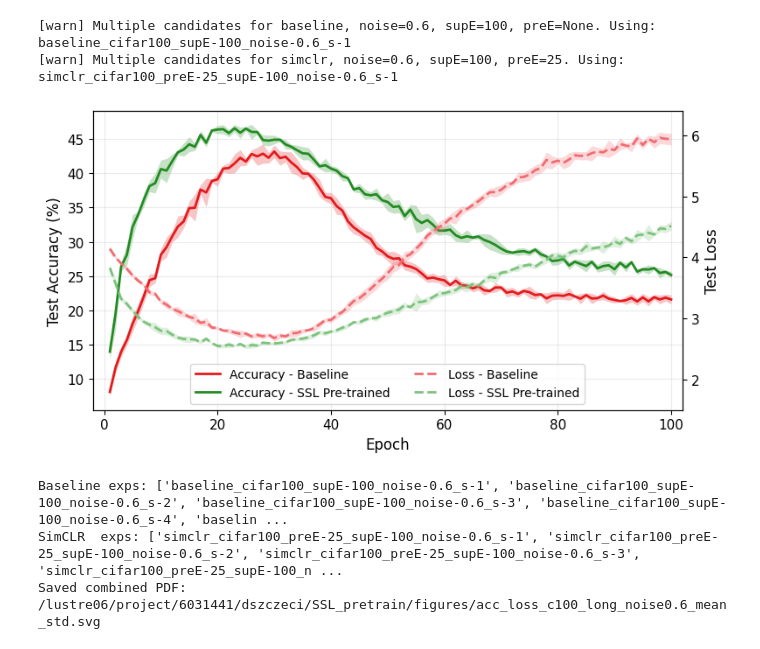
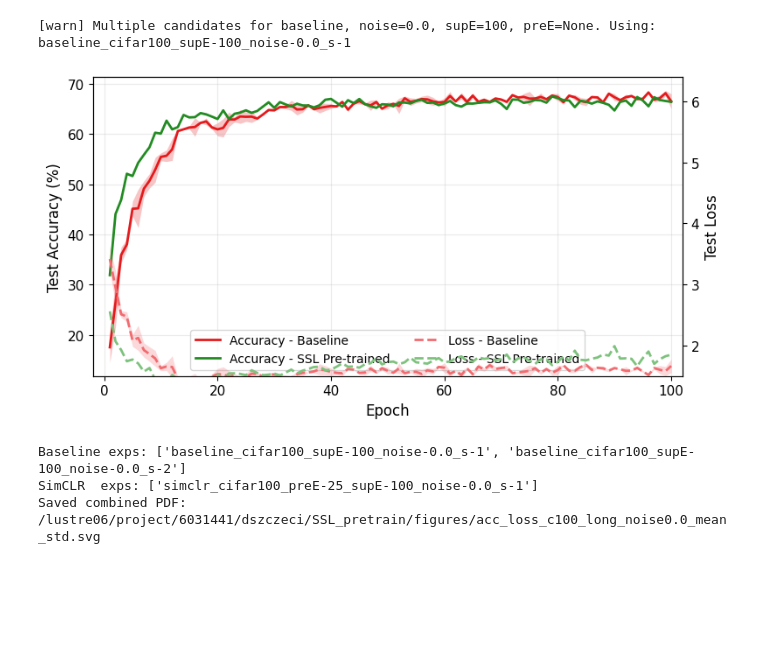
Before and after one commit to DavidSzczecina/SSL_pretrain, a Jupyter notebook: data_parse_long.ipynb, the cells around one changed output. Saved outputs shown, nothing was run; the diff lists cells and outputs as text; code cells hidden in the pictures; blank space fills up the shorter version.

Commit message:
updated figures

```diff
--- a/data_parse_long.ipynb
+++ b/data_parse_long.ipynb
@@ -348,40 +348,39 @@ def plot_pair_learning_curves(dataset: str,
     ax1.legend(
         lines, labels,
         loc="lower center",
         ncol=2,
         fontsize=10,
         frameon=True
     )
 
     ax2.set_ylim(1.5, 6.4)
     ax2.set_xlim(-2,102)
     fig.tight_layout()
 
     out_path = base_dir / f"figures/acc_loss_{dataset}_noise{noise}_mean_std.pdf"
     fig.savefig(out_path, format="pdf", bbox_inches="tight")
     out_path = base_dir / f"figures/acc_loss_{dataset}_noise{noise}_mean_std.svg"
     fig.savefig(out_path, format="svg", bbox_inches="tight")
     plt.show()
 
     print("Baseline exps:", [d.name for d in baseline_dirs])
     print("SimCLR  exps:", [d.name for d in simclr_dirs])
     print("Saved combined PDF:", out_path)
 
 
 plot_pair_learning_curves(
     dataset="c100_long",
-    noise=0.6,
+    noise=0.0,
     baseline_supE=100,
     simclr_preE=25,
     simclr_supE=100,
     )
 # %% [output]
-[warn] Multiple candidates for baseline, noise=0.6, supE=100, preE=None. Using: baseline_cifar100_supE-100_noise-0.6_s-1
-[warn] Multiple candidates for simclr, noise=0.6, supE=100, preE=25. Using: simclr_cifar100_preE-25_supE-100_noise-0.6_s-1
+[warn] Multiple candidates for baseline, noise=0.0, supE=100, preE=None. Using: baseline_cifar100_supE-100_noise-0.0_s-1
-[figure, old version]
+[figure, new version]
-Baseline exps: ['baseline_cifar100_supE-100_noise-0.6_s-1', 'baseline_cifar100_supE-100_noise-0.6_s-2', 'baseline_cifar100_supE-100_noise-0.6_s-3', 'baseline_cifar100_supE-100_noise-0.6_s-4', 'baselin ...
-SimCLR  exps: ['simclr_cifar100_preE-25_supE-100_noise-0.6_s-1', 'simclr_cifar100_preE-25_supE-100_noise-0.6_s-2', 'simclr_cifar100_preE-25_supE-100_noise-0.6_s-3', 'simclr_cifar100_preE-25_supE-100_n ...
-Saved combined PDF: /lustre06/project/6031441/dszczeci/SSL_pretrain/figures/acc_loss_c100_long_noise0.6_mean_std.svg
+Baseline exps: ['baseline_cifar100_supE-100_noise-0.0_s-1', 'baseline_cifar100_supE-100_noise-0.0_s-2']
+SimCLR  exps: ['simclr_cifar100_preE-25_supE-100_noise-0.0_s-1']
+Saved combined PDF: /lustre06/project/6031441/dszczeci/SSL_pretrain/figures/acc_loss_c100_long_noise0.0_mean_std.svg
 # %%
 def plot_pair_learning_curves_pair(dataset: str,
                               noise: float,
```
Also changed, not shown: parts of 1 cell of this notebook, 20 other files.
